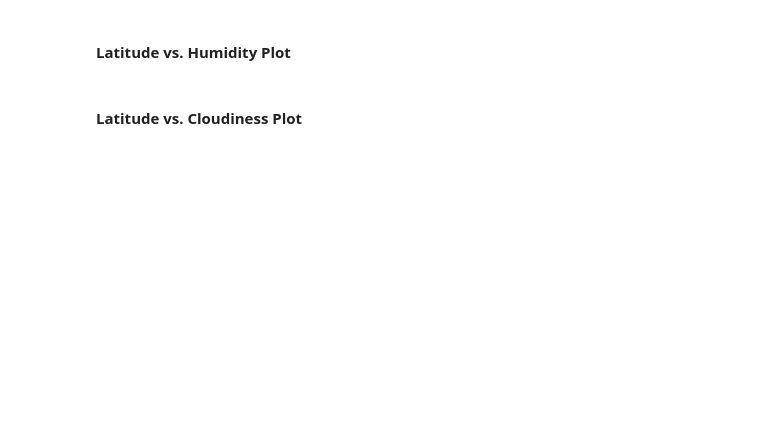
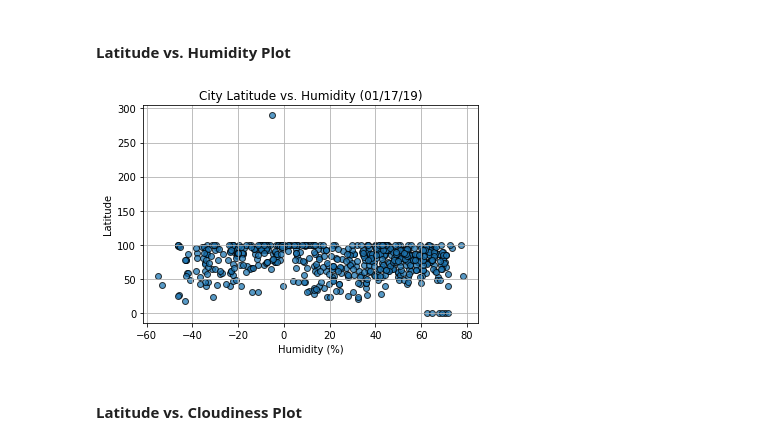
Before and after one commit to usama-ali/API, a Jupyter notebook: API.ipynb, the cells around one changed output. Cells and saved outputs as stored; diff of their text form; code cells hidden in the pictures; blank space fills up the shorter version.

```diff
--- a/API.ipynb
+++ b/API.ipynb
@@ -172,19 +191,21 @@ plt.show()
 # %% [markdown]
 #### Latitude vs. Humidity Plot
 # %%
-plt.scattar(lats,
+plt.scatter(lats,
             humidity,
             edgecolor= "black",
             linewidths= 1, marker= "o",
             alpha= 0.75, label= "Cities")
 
 plt.title("City Latitude vs. Humidity (%s)" % time.strftime("%x"))
-plt.xlab("Humidity (%)")
-plt.ylab("Latitude")
+plt.xlabel("Humidity (%)")
+plt.ylabel("Latitude")
 plt.grid(True)
 
-plt.savefig("output_data/Fig2.png")
+plt.savefig("Fig2.png")
 plt.show()
+# %% [output]
+[figure, added]
 # %% [markdown]
 #### Latitude vs. Cloudiness Plot
 # %%
```
Also changed, not shown: parts of 8 cells of this notebook, 4 other files.
